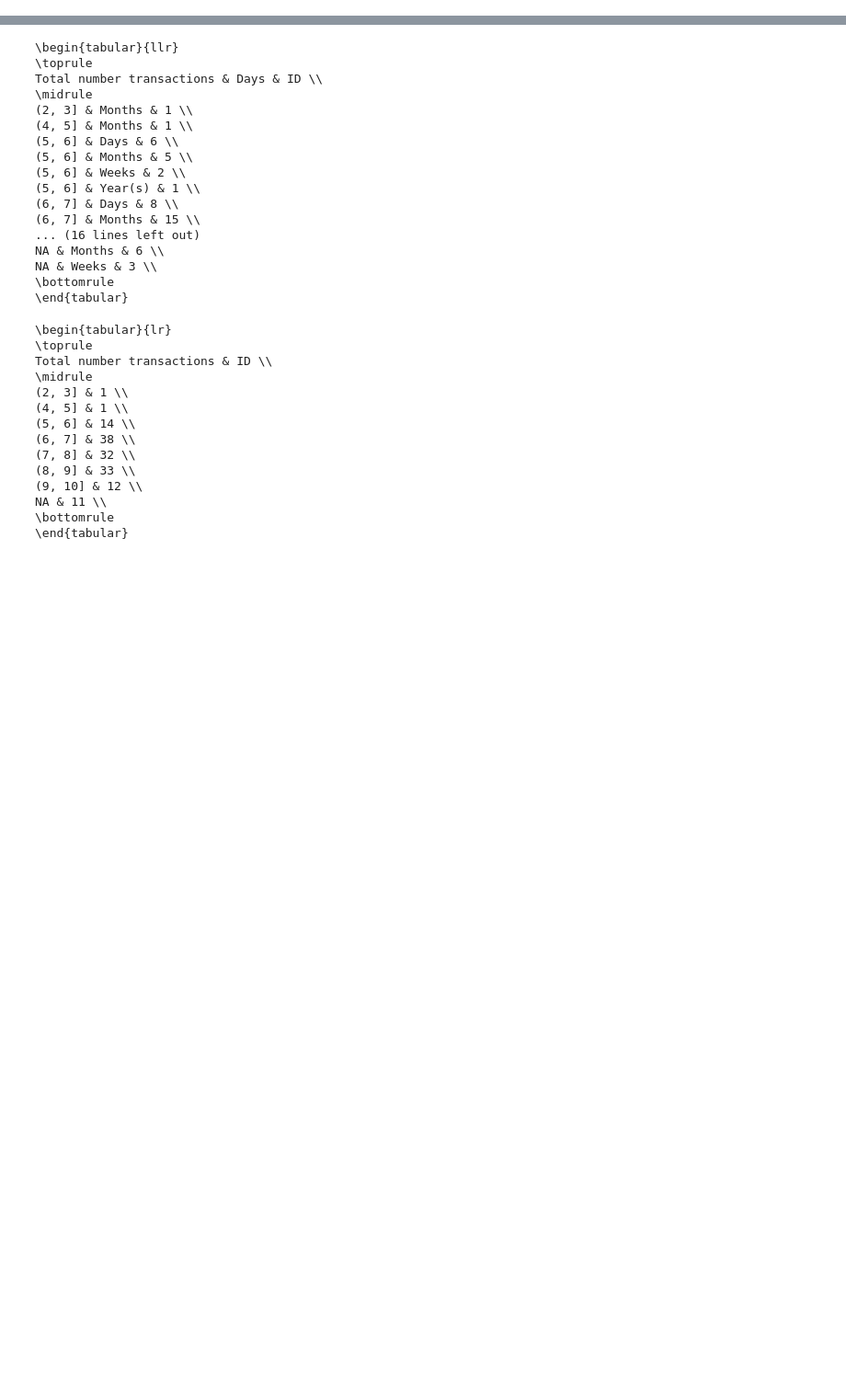
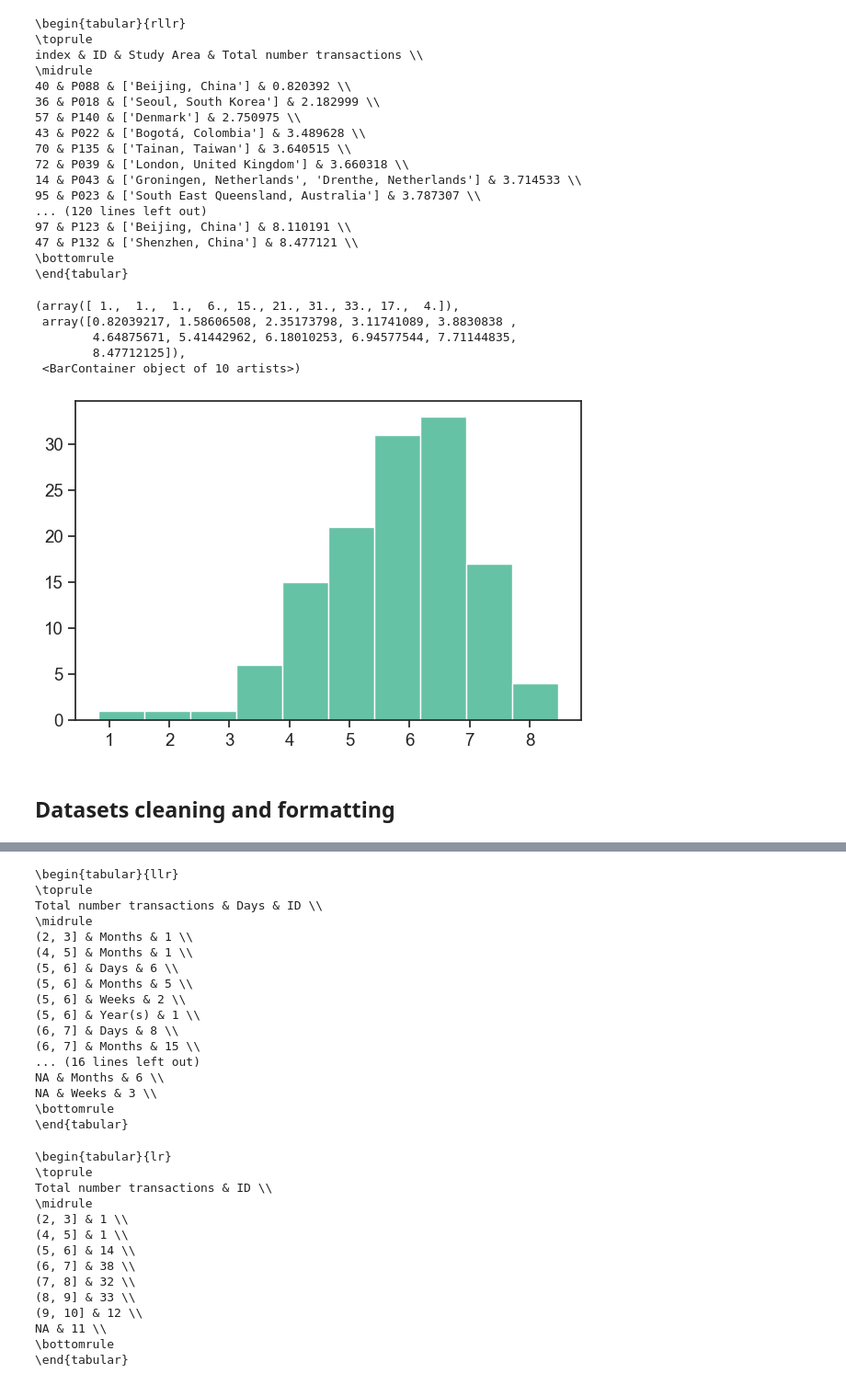
Before and after one commit to GeoTecINIT/smartcard-systematic-mapping-review, a Jupyter notebook: Analisis.ipynb, the cells around one changed output, grey strips where cells are left out. Shown at 92% size. Drawn from its saved outputs; the diff is of its cells as text; code cells hidden in the pictures; blank space fills up the shorter version.

```diff
--- a/Analisis.ipynb
+++ b/Analisis.ipynb
@@ -220,3 +405,39 @@ def count_set_occurences_by(data_column, by_column):
+# %%
+aggregated_table = data[["ID","Study Area","Total number transactions","Days"]].dropna()
+aggregated_table[["Total number transactions","Days"]] = aggregated_table[["Total number transactions","Days"]].astype("Float64")
+plotTable=aggregated_table[["Total number transactions","Days"]].copy()
+
+aggregated_table["Total number transactions"] = aggregated_table["Total number transactions"]/aggregated_table["Days"]
+
+aggregated_table["Total number transactions"] = np.log10(aggregated_table["Total number transactions"])
+print(aggregated_table[["ID","Study Area", "Total number transactions"]].reset_index().sort_values("Total number transactions").to_latex(index=False))
+plt.hist(aggregated_table["Total number transactions"])
+# %% [output]
+\begin{tabular}{rllr}
+\toprule
+index & ID & Study Area & Total number transactions \\
+\midrule
+40 & P088 & ['Beijing, China'] & 0.820392 \\
+36 & P018 & ['Seoul, South Korea'] & 2.182999 \\
+57 & P140 & ['Denmark'] & 2.750975 \\
+43 & P022 & ['Bogotá, Colombia'] & 3.489628 \\
+70 & P135 & ['Tainan, Taiwan'] & 3.640515 \\
+72 & P039 & ['London, United Kingdom'] & 3.660318 \\
+14 & P043 & ['Groningen, Netherlands', 'Drenthe, Netherlands'] & 3.714533 \\
+95 & P023 & ['South East Queensland, Australia'] & 3.787307 \\
+... (120 lines left out)
+97 & P123 & ['Beijing, China'] & 8.110191 \\
+47 & P132 & ['Shenzhen, China'] & 8.477121 \\
+\bottomrule
+\end{tabular}
+(array([ 1.,  1.,  1.,  6., 15., 21., 31., 33., 17.,  4.]),
+ array([0.82039217, 1.58606508, 2.35173798, 3.11741089, 3.8830838 ,
+        4.64875671, 5.41442962, 6.18010253, 6.94577544, 7.71144835,
+        8.47712125]),
+ <BarContainer object of 10 artists>)
+[figure, added]
+# %% [markdown]
+## Datasets cleaning and formatting
 # %%
 # Limpiar la fecha de publicación
 data["Publication Date"] = pub_date_clean(
```
Also changed, not shown: parts of 48 cells of this notebook, 42 other files.
